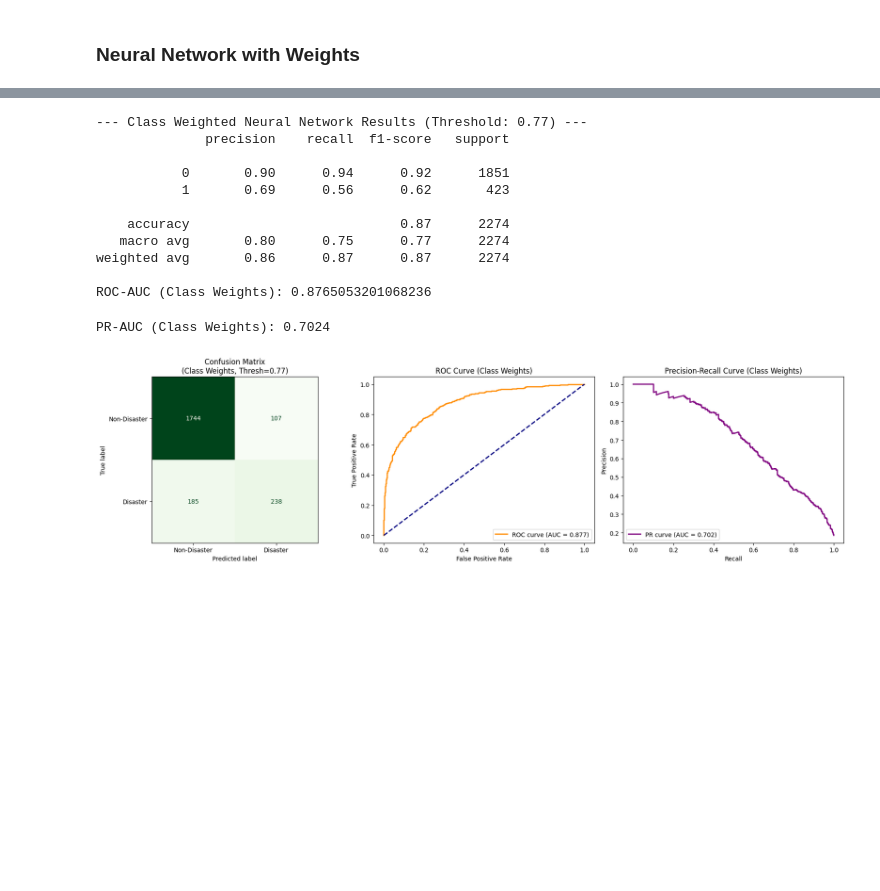
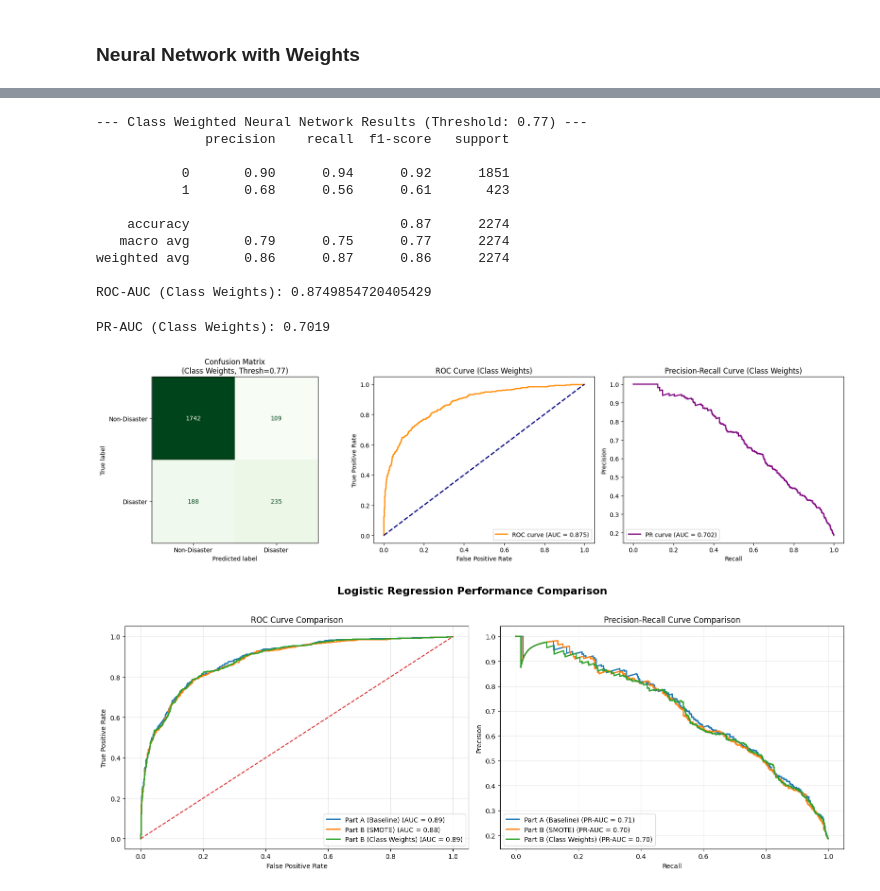
Before and after one commit to nithinraj04/S6-AI-Project, a Jupyter notebook: main.ipynb, the cells around one changed output, grey strips where cells are left out. Drawn from its saved outputs; the diff is of its cells as text; code cells hidden in the pictures; blank space fills up the shorter version.

```diff
--- a/main.ipynb
+++ b/main.ipynb
@@ -228,7 +228,7 @@ from sklearn.metrics import f1_score, classification_report
 
 rf_param_grid = {
     'n_estimators': [100, 200],          # Number of trees
-    'max_depth': [10, 20, None],         # Maximum depth
+    'max_depth': [None],         # Maximum depth
     'min_samples_split': [2, 5],         # Min samples split
     'min_samples_leaf': [1, 2],          # Min samples leaf
 }
@@ -985,8 +983,8 @@ from sklearn.model_selection import GridSearchCV
 from sklearn.metrics import f1_score
 
 rf_param_grid = {
-    'n_estimators': [100, 200],          # Number of trees
-    'max_depth': [10, 20, None],         # Maximum depth
+    'n_estimators': [200],          # Number of trees
+    'max_depth': [None],         # Maximum depth
     'min_samples_split': [2, 5],         # Min samples split
     'min_samples_leaf': [1, 2],          # Min samples leaf
 }
@@ -1192,13 +1190,13 @@ print("ROC-AUC (Class Weights):", roc_auc_score(y_test, y_prob_nn_w))
               precision    recall  f1-score   support
 
            0       0.90      0.94      0.92      1851
-           1       0.69      0.56      0.62       423
+           1       0.68      0.56      0.61       423
 
     accuracy                           0.87      2274
-   macro avg       0.80      0.75      0.77      2274
-weighted avg       0.86      0.87      0.87      2274
+   macro avg       0.79      0.75      0.77      2274
+weighted avg       0.86      0.87      0.86      2274
 
-ROC-AUC (Class Weights): 0.8765053201068236
+ROC-AUC (Class Weights): 0.8749854720405429
 # %%
 import matplotlib.pyplot as plt
 from sklearn.metrics import confusion_matrix, ConfusionMatrixDisplay, roc_curve, precision_recall_curve, auc
@@ -1237,5 +1235,49 @@ axes[2].legend(loc="lower left")
 plt.tight_layout()
 plt.show()
 # %% [output]
-PR-AUC (Class Weights): 0.7024
+PR-AUC (Class Weights): 0.7019
 [figure]
+# %%
+import matplotlib.pyplot as plt
+from sklearn.metrics import roc_curve, auc, precision_recall_curve, average_precision_score
+
+# Data for Logistic Regression
+models_lr = {
+    'Part A (Baseline)': y_probs,
+    'Part B (SMOTE)': y_probs_lr_sm,
+    'Part B (Class Weights)': y_probs_lr_w
+}
+
+# Create one figure with 2 subplots (1 row, 2 columns)
+fig, axes = plt.subplots(1, 2, figsize=(16, 6))
+fig.suptitle("Logistic Regression Performance Comparison", fontsize=16, fontweight='bold', y=1.02)
+
+# --- ROC Curve ---
+for label, probs in models_lr.items():
+    fpr, tpr, _ = roc_curve(y_test, probs)
+    roc_auc = auc(fpr, tpr)
+    axes[0].plot(fpr, tpr, lw=2, label=f'{label} (AUC = {roc_auc:.2f})')
+
+axes[0].plot([0, 1], [0, 1], linestyle='--')
+axes[0].set_xlabel('False Positive Rate')
+axes[0].set_ylabel('True Positive Rate')
+axes[0].set_title('ROC Curve Comparison')
+axes[0].legend(loc="lower right")
+axes[0].grid(alpha=0.3)
+
+# --- PR Curve ---
+for label, probs in models_lr.items():
+    precision, recall, _ = precision_recall_curve(y_test, probs)
+    pr_auc = average_precision_score(y_test, probs)
+    axes[1].plot(recall, precision, lw=2, label=f'{label} (PR-AUC = {pr_auc:.2f})')
+
+axes[1].set_xlabel('Recall')
+axes[1].set_ylabel('Precision')
+axes[1].set_title('Precision-Recall Curve Comparison')
+axes[1].legend(loc="lower left")
+axes[1].grid(alpha=0.3)
+
+plt.tight_layout()
+plt.show()
+# %% [output]
+[figure, added]
```
Also changed, not shown: parts of 15 cells of this notebook.
